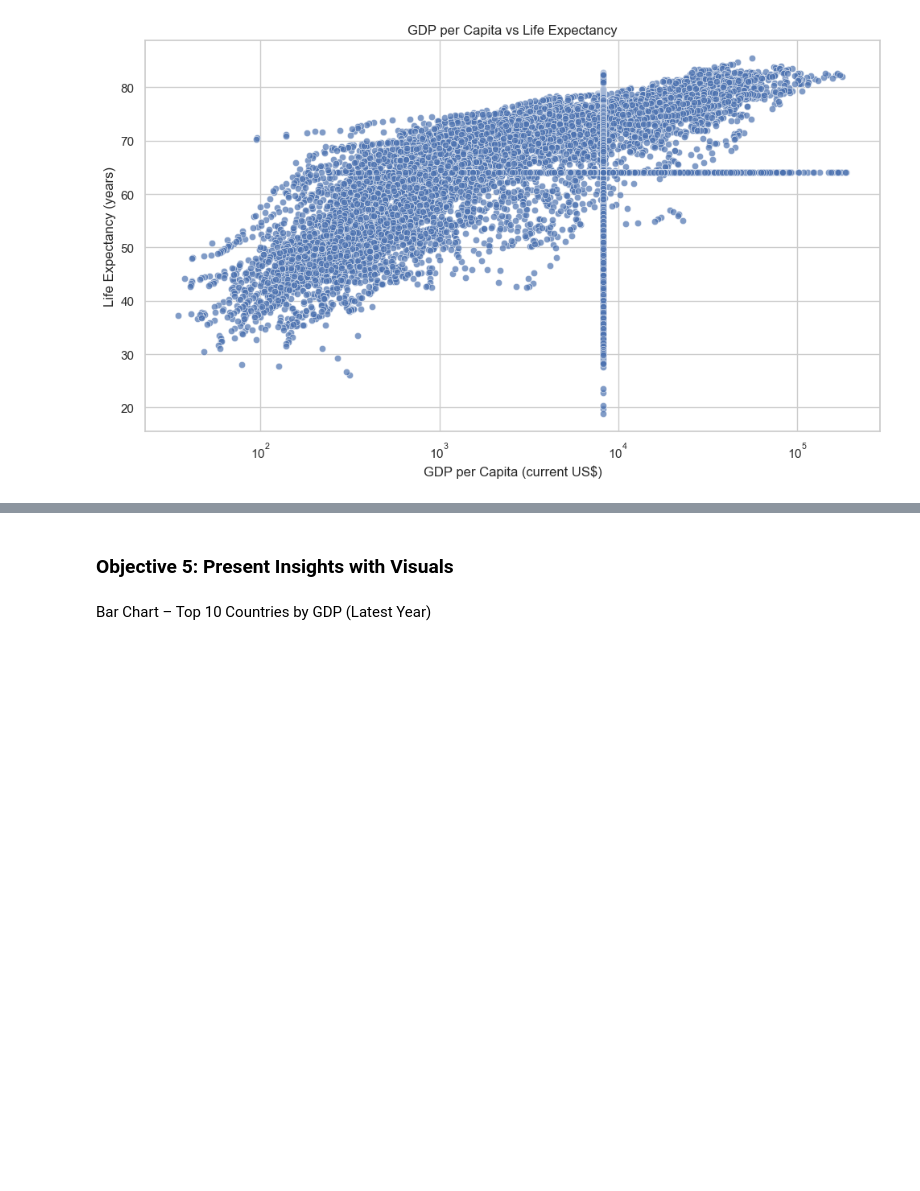
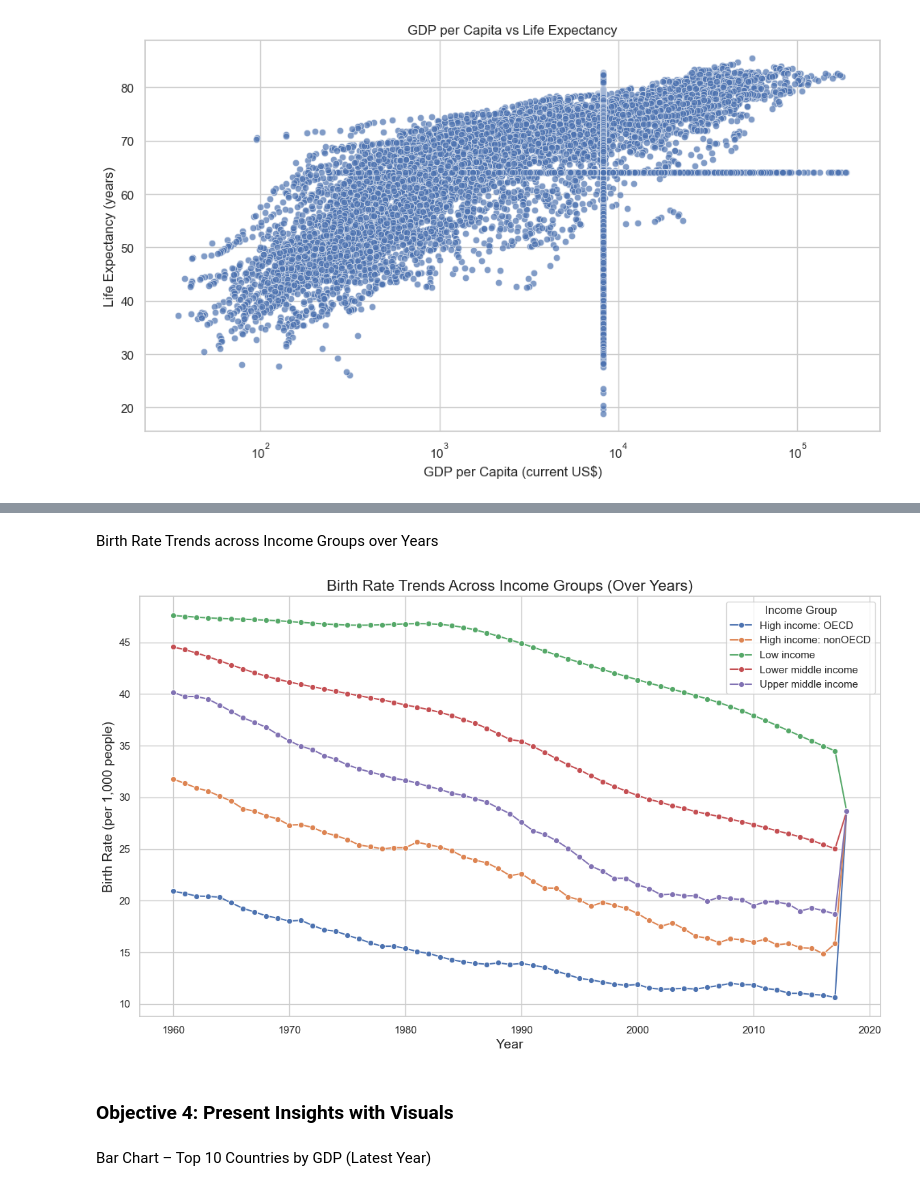
Before and after one commit to AkshatSahay72/worldbank-data-visualisation, a Jupyter notebook: main.ipynb, the cells around one changed output, grey strips where cells are left out. Cells and saved outputs as stored; diff of their text form; code cells hidden in the pictures; blank space fills up the shorter version.

```diff
--- a/main.ipynb
+++ b/main.ipynb
@@ -255,5 +283,21 @@ plt.show()
+# %% [markdown]
+Birth Rate Trends across Income Groups over Years
+# %%
+birth_rate_trends = df.groupby(['Year', 'IncomeGroup'])['Birth rate, crude (per 1,000 people)'].mean().reset_index()
+
+plt.figure(figsize=(14,8))
+sns.lineplot(data=birth_rate_trends, x='Year', y='Birth rate, crude (per 1,000 people)', hue='IncomeGroup', marker="o")
+
+plt.title('Birth Rate Trends Across Income Groups (Over Years)', fontsize=16)
+plt.xlabel('Year', fontsize=14)
+plt.ylabel('Birth Rate (per 1,000 people)', fontsize=14)
+plt.legend(title='Income Group')
+plt.grid(True)
+plt.show()
+# %% [output]
+[figure, added]
 # %% [markdown]
-<h3><b>Objective 5:</b> Present Insights with Visuals</h3>
+<h3><b>Objective 4:</b> Present Insights with Visuals</h3>
 # %% [markdown]
 Bar Chart – Top 10 Countries by GDP (Latest Year)
 # %%
```
Also changed, not shown: parts of 11 cells of this notebook, 4 other files.
